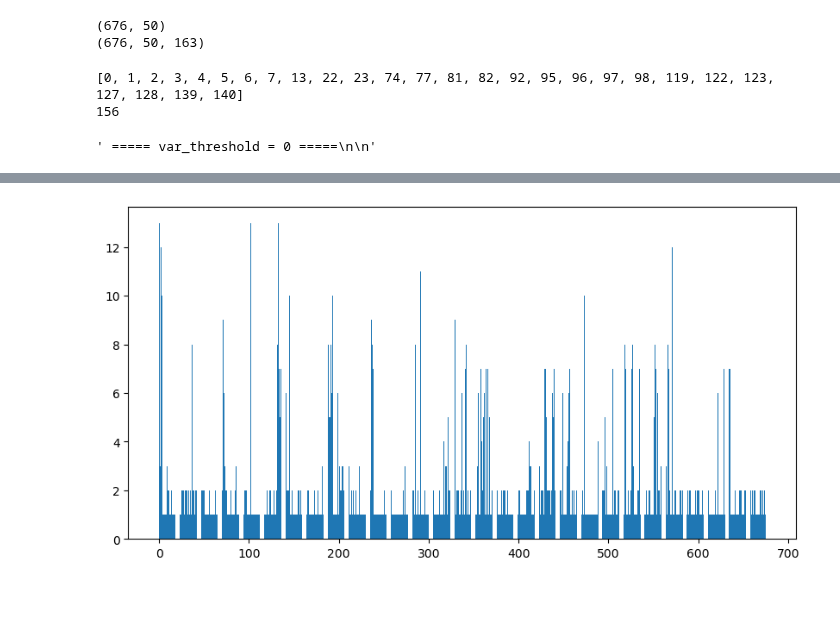
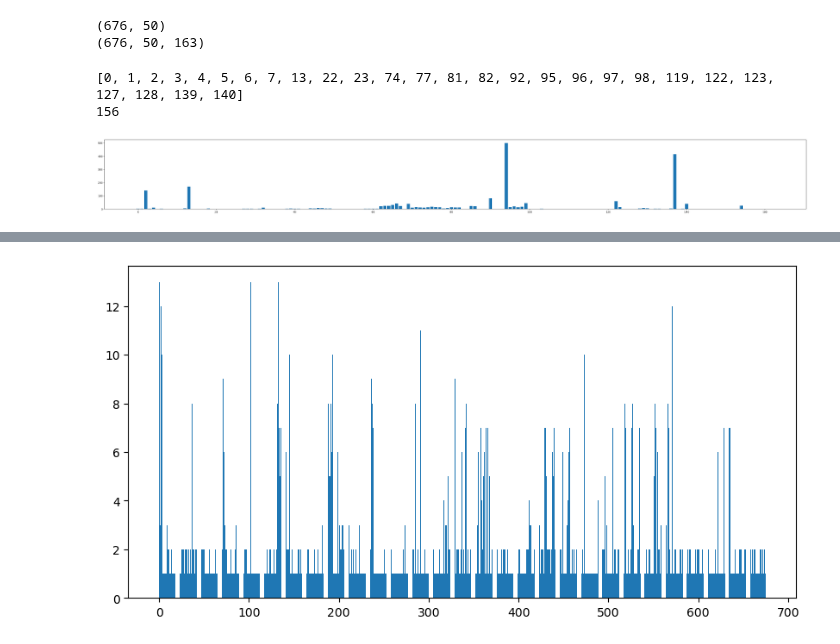
Before and after one commit to srt-uncertainty-wind/code, a Jupyter notebook: variableSelect_pca.ipynb, the cells around one changed output, grey strips where cells are left out. Drawn from its saved outputs; the diff is of its cells as text; code cells hidden in the pictures; blank space fills up the shorter version.

```diff
--- a/variableSelect_pca.ipynb
+++ b/variableSelect_pca.ipynb
@@ -148,43 +148,74 @@ print(np.array(PCs_array).shape)
 (676, 50, 163)
 # %%
 # 筛选关键变量的最小交集和最大并集
+import numpy as np
+import os
+import matplotlib.pyplot as plt
+
+# 读取存储数据
+pca_save_path = '../result/variable_evaluate/pca'
+ev_ratio_array = np.load(os.path.join(pca_save_path, "ev_ratio_array.npy"))
+PCs_array = np.load(os.path.join(pca_save_path, "PCs_array.npy"))
 
 # 规定主成分方差解释比例阈值，以及变量解释阈值的最小绝对值
 PC_threshold = 0.95
-var_abs_threshold = 0.0
+var_abs_threshold = 0
 
 # 计算每个mat要保留的主成分数量
 PC_num_list = []
+primal_ev_ratio_list = []
 for ev_ratio_list in ev_ratio_array:
     sum_ev_ratio = 0
     for i, ev_ratio in enumerate(ev_ratio_list):
+        if i == 0:
+            primal_ev_ratio_list.append(ev_ratio)
         sum_ev_ratio += ev_ratio
         if sum_ev_ratio >= PC_threshold:
             PC_num_list.append(i+1)
             break
+# print(primal_ev_ratio_list)
 
 # 初始化变量存在性array和加权存在性矩阵
 var_exist_array = np.zeros((len(PC_num_list), 163))
 var_weighted_exist_array = np.zeros((len(PC_num_list), 163))
 
 # 更新每个mat中主成分中存在的变量
+primal_pc_list = []
 for i, PC_array in enumerate(PCs_array):
     # threshold_PC_array = PC_array[:PC_num_list[i]]
     for k, PC in enumerate(PC_array[:PC_num_list[i]]):
+        # 检查第k个主成分中系数绝对值大于threshold的变量
+        '''
+        方差解释比例低的主成分中的变量系数意义不大，只用其存在性来捕捉哪怕再小的作用
+        但是在给变量重要性排序时，将其存在的主成分的总方差解释比例 * minmax归一化后的系数 作为其重要性的一个metrics
+        （这里的minmax归一化是分符号的，如果该变量在主成分中系数为正值，那么就比上最大正值，反之比上最小负值）
+        '''
+        if k == 0:
+            primal_pc_list.append(PC)
         exist_idx = np.where(abs(PC) > var_abs_threshold)[0]
         var_exist_array[i][exist_idx] = 1
-        var_weighted_exist_array[i][exist_idx] += ev_ratio_array[i][k] * PC[exist_idx]
+        weighted_ratio_list = []
+        for idx in exist_idx:
+            if PC[idx] > 0:
+                weighted_ratio_list.append(PC[idx] / max(PC))
+            elif PC[idx] < 0:
+                weighted_ratio_list.append(PC[idx] / min(PC))
+        # print(np.max(weighted_ratio_list))
+        var_weighted_exist_array[i][exist_idx] += ev_ratio_array[i][k] * np.array(weighted_ratio_list)
 
 # 存储变量存在性和加权存在性array
 np.save(os.path.join(pca_save_path, "var_exist_array.npy"), var_exist_array)
 np.save(os.path.join(pca_save_path, "var_weighted_exist_array.npy"), var_weighted_exist_array)
 
 # 查找array中的全1列序数作为关键变量的最小交
+'''
+如果一个变量在所有mat的主成分中都有贡献，不论贡献多少，至少说明其影响不可忽略
+'''
 all_ones_cols_list = []
 for i in range(var_exist_array.shape[1]):
     if all(element == 1 for element in var_exist_array[:, i]):
         all_ones_cols_list.append(i)
-print(all_ones_cols_list) # 0.001没有，0有
+print(all_ones_cols_list) # var_abs_threshold = 0.001没有，0有
 '''
 ('mechanism': 'AIL_1', 'AIL_2', 'FLAP', 'ELEV_1', 'ELEV_2', 'RUDD', 'SPL_1', 'SPL_2', 'BPYR_1', 'AOA1', 'AOA2')
 ('power': 'OIT_1', 'OIT_4', 'EGT_3', 'EGT_4')
@@ -194,32 +225,45 @@ print(all_ones_cols_list) # 0.001没有，0有
 '''
 
 # 查找array中的非全0列序数作为关键变量的最大并
 non_zeros_cols_list = []
 for i in range(var_exist_array.shape[1]):
     if any(element == 1 for element in var_exist_array[:, i]):
         non_zeros_cols_list.append(i)
-print(len(non_zeros_cols_list)) # 0.95下22个，0.8下28个，0.5下32个，0.1下43个，0.05下54个，0.001下109个，0下156个
+print(len(non_zeros_cols_list)) # var_abs_threshold = 0.95下22个，0.8下28个，0.5下32个，0.1下43个，0.05下54个，0.001下109个，0下156个
+
 ''' ===== var_threshold = 0.95 ===== [all in]
 ('mechanism': 'FLAP', 'BPYR_1', 'IVV')
 ('power': 'ECYC_4', 'FF_1', 'FF_2', 'FF_3', 'FF_4', 'EGT_1', 'EGT_2', 'EGT_4')
 ('control': 'FGC3', 'ILSF', 'RUDP', 'CCPC', 'CCPF', 'CWPC', 'CWPF')
 ('external': 'ALT', 'ALTR')
 ('recorder': 'DWPT', 'FRMC')
 '''
 ''' ===== var_threshold = 0.05 ===== [all in]
 ('mechanism': 'FLAP', 'ELEV_2', 'BPYR_1', 'TH', 'MH', 'IVV')
 ('power': 'N2_4', 'ECYC_3', 'ECYC_4', 'EHRS_1', 'EHRS_2', 'EHRS_3', 'EHRS_4', 'N1T', 'FF_1', 'FF_2', 'FF_3', 'FF_4', 'FQTY_1', 'FQTY_2', 'FQTY_4',
             'OIP_1', 'OIP_2', 'OIP_3', 'OIP_4', 'OIT_1', 'OIT_2', 'OIT_3', 'OIT_4', 'EGT_1', 'EGT_2', 'EGT_3', 'EGT_4')
 ('control': 'CRSS', 'HDGS', 'FGC3', 'ILSF', 'RUDP', 'CCPC', 'CCPF', 'CWPC', 'CWPF')
 ('external': 'ALT', 'ALTR', 'WD', 'DA', 'TRK', 'TRKM', 'LONP')
 ('recorder': 'DWPT', 'FRMC', 'GMT_MINUTE', 'GMT_SEC')
 ('unclassified': 'MNS')
 '''
 ''' ===== var_threshold = 0 ===== [all out]
 ('control': 'TCAS', 'WAI_2', 'APUF', 'POVT')
 ('unclassified': 'VAR_2670', 'VAR_5107', 'VAR_6670')
 '''
+
+# 可视化各变量在所有mat中的贡献度
+'''
+只用变量存在的所有主成分的方差解释比例的加和做metrics的话，大部分均值都在1附近且方差很小
+如果用系数/正负极值对方差解释比例进行加权，则大部分均值集中在0但有不少异常值，特别的('control', 'RUDP')和('recorder', 'PH')均值在1附近但方差很大
+如果将加权的结果再求和可以得到差异化的结果，这是因为第一主成分中往往会有一两个变量起关键作用，导致其他变量的系数与之相比非常小，以至于加权因子很小。
+这使得加权求和的结果可以大致反应该变量一共在多少个数据集中起到关键作用
+'''
+plt.figure(figsize=(50, 5))
+# plt.boxplot(var_weighted_exist_array)
+plt.bar(range(var_weighted_exist_array.shape[1]), np.sum(var_weighted_exist_array, axis=0))
+plt.show()
 # %% [output]
 [0, 1, 2, 3, 4, 5, 6, 7, 13, 22, 23, 74, 77, 81, 82, 92, 95, 96, 97, 98, 119, 122, 123, 127, 128, 139, 140]
 156
-' ===== var_threshold = 0 =====\n\n'
+[figure, added]
```
Also changed, not shown: parts of 1 cell of this notebook, 1 other file.
